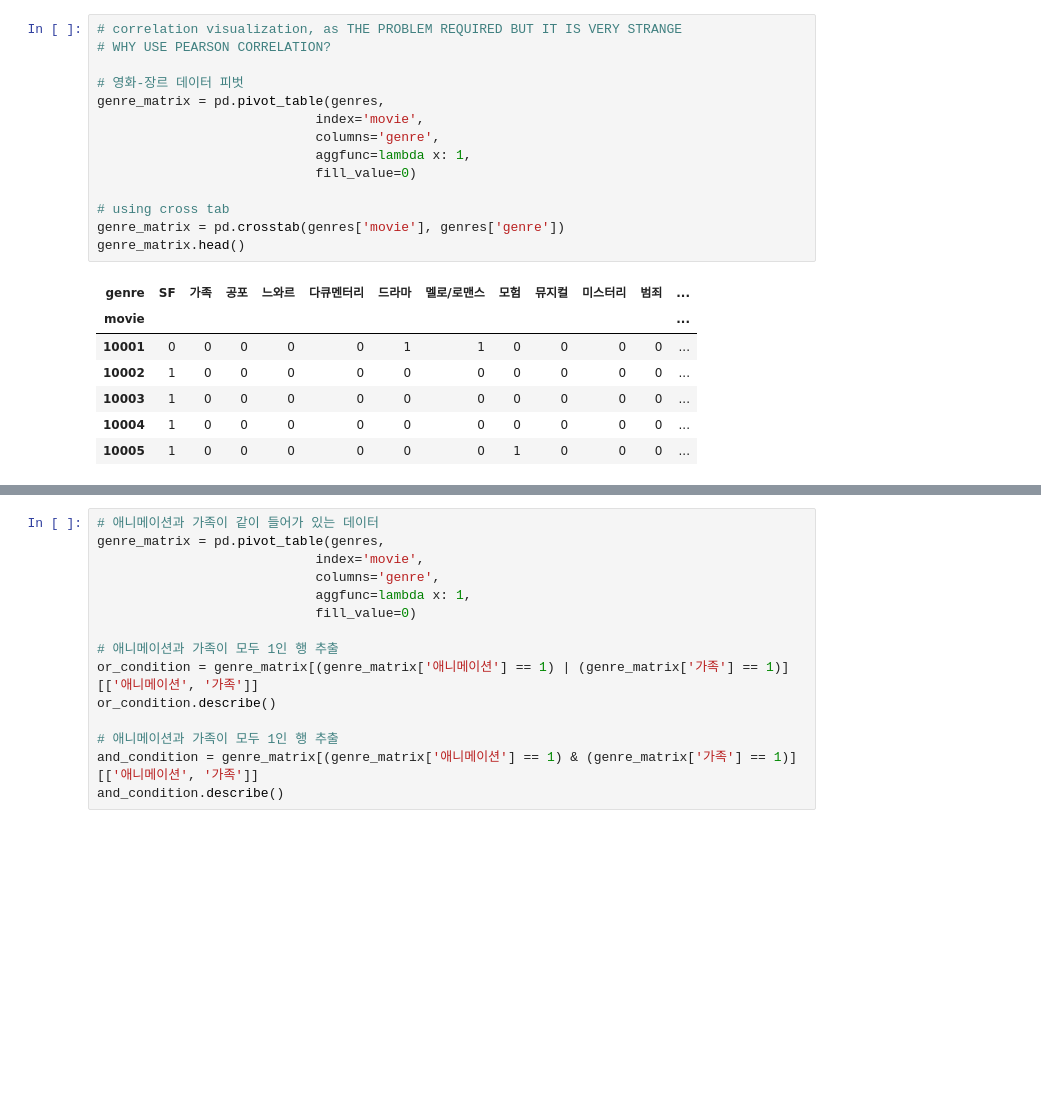
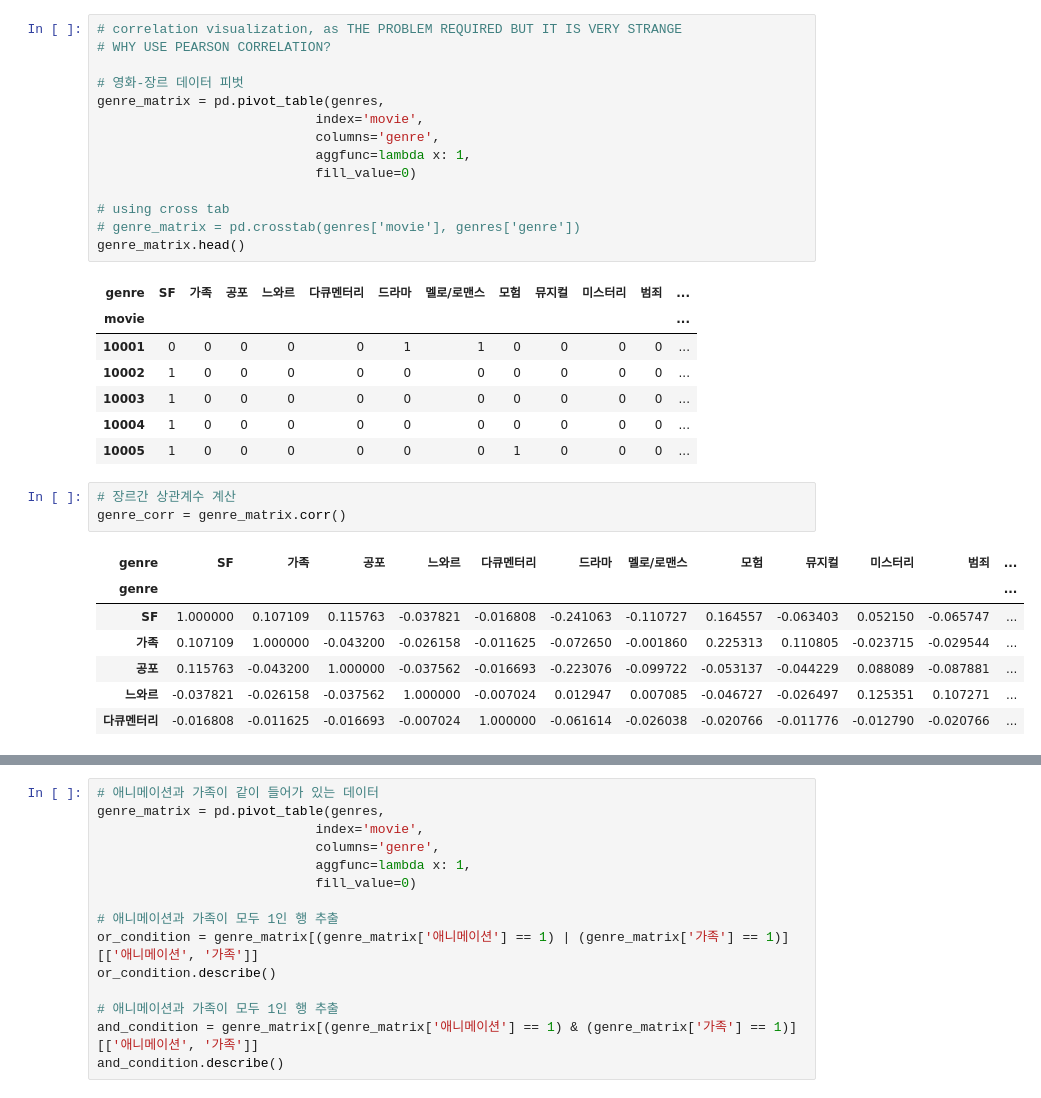
Before and after one commit to YeonSeong-Lee/codessey, a Jupyter notebook: prob02/pron0206.ipynb, the cells around one changed output, grey strips where cells are left out. Cells and saved outputs as stored; diff of their text form; blank space fills up the shorter version.

```diff
--- a/prob02/pron0206.ipynb
+++ b/prob02/pron0206.ipynb
@@ -90,7 +90,7 @@ genre_matrix = pd.pivot_table(genres,
                             fill_value=0)
 
 # using cross tab
-genre_matrix = pd.crosstab(genres['movie'], genres['genre'])
+# genre_matrix = pd.crosstab(genres['movie'], genres['genre'])
 genre_matrix.head()
 # %% [output]
 | genre | SF | 가족 | 공포 | 느와르 | 다큐멘터리 | 드라마 | 멜로/로맨스 | 모험 | 뮤지컬 | 미스터리 | 범죄 | ... |
@@ -100,4 +100,15 @@ genre_matrix.head()
 | 10003 | 1 | 0 | 0 | 0 | 0 | 0 | 0 | 0 | 0 | 0 | 0 | ... |
 | 10004 | 1 | 0 | 0 | 0 | 0 | 0 | 0 | 0 | 0 | 0 | 0 | ... |
 | 10005 | 1 | 0 | 0 | 0 | 0 | 0 | 0 | 1 | 0 | 0 | 0 | ... |
+# %%
+# 장르간 상관계수 계산
+genre_corr = genre_matrix.corr()
+# %% [output]
+| genre | SF | 가족 | 공포 | 느와르 | 다큐멘터리 | 드라마 | 멜로/로맨스 | 모험 | 뮤지컬 | 미스터리 | 범죄 | ... |
+| genre |  |  |  |  |  |  |  |  |  |  |  | ... |
+| SF | 1.000000 | 0.107109 | 0.115763 | -0.037821 | -0.016808 | -0.241063 | -0.110727 | 0.164557 | -0.063403 | 0.052150 | -0.065747 | ... |
+| 가족 | 0.107109 | 1.000000 | -0.043200 | -0.026158 | -0.011625 | -0.072650 | -0.001860 | 0.225313 | 0.110805 | -0.023715 | -0.029544 | ... |
+| 공포 | 0.115763 | -0.043200 | 1.000000 | -0.037562 | -0.016693 | -0.223076 | -0.099722 | -0.053137 | -0.044229 | 0.088089 | -0.087881 | ... |
+| 느와르 | -0.037821 | -0.026158 | -0.037562 | 1.000000 | -0.007024 | 0.012947 | 0.007085 | -0.046727 | -0.026497 | 0.125351 | 0.107271 | ... |
+| 다큐멘터리 | -0.016808 | -0.011625 | -0.016693 | -0.007024 | 1.000000 | -0.061614 | -0.026038 | -0.020766 | -0.011776 | -0.012790 | -0.020766 | ... |
 # %%
```
Also changed, not shown: parts of 3 cells of this notebook.
